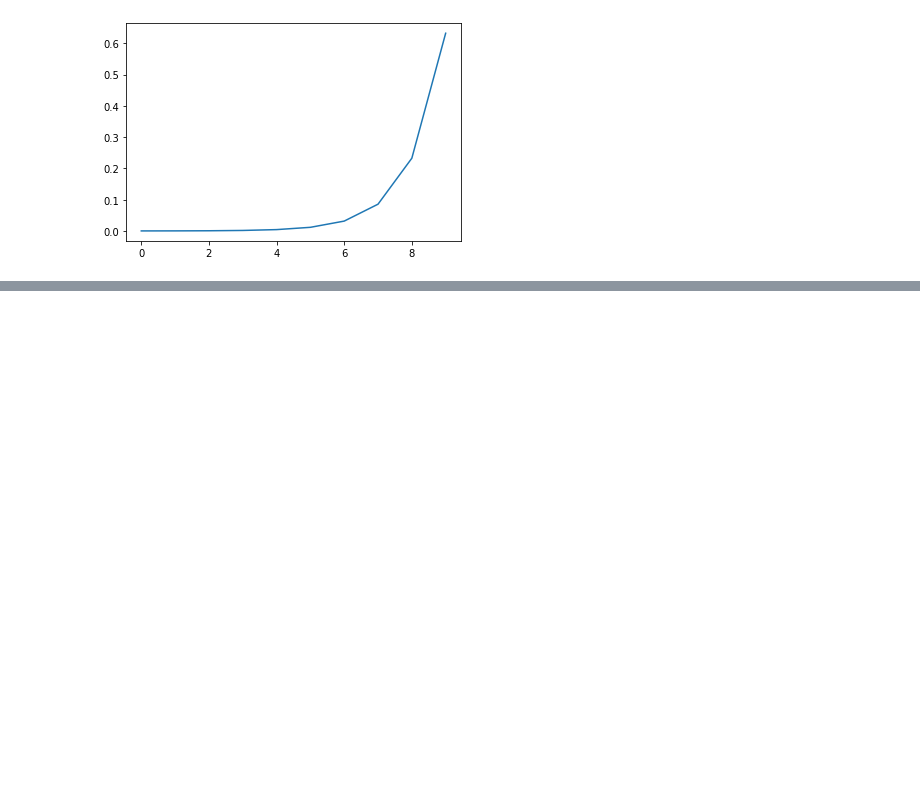
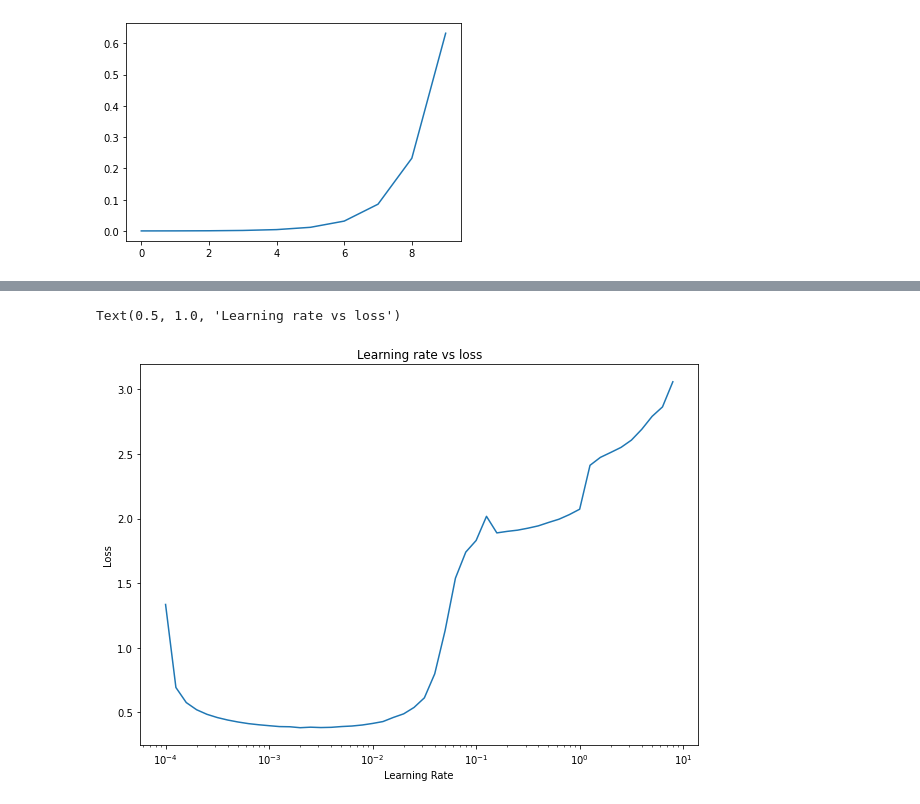
Before and after one commit to El-Nico/tensorflow-notes, a Jupyter notebook: classification_exercises.ipynb, the cells around one changed output, grey strips where cells are left out. Drawn from its saved outputs; the diff is of its cells as text; code cells hidden in the pictures; blank space fills up the shorter version.

```diff
--- a/classification_exercises.ipynb
+++ b/classification_exercises.ipynb
@@ -436,0 +496,11 @@ plt.plot(softmax(rand_t))
+# %%
+#plot/figure out inflection point where accuracy goes up and loss goes do
+lrs = 1e-4 * (10 ** (np.arange(50)/10))
+plt.figure(figsize=(10,7))
+plt.semilogx(lrs, history.history["loss"]) #we want the x-axis (learning rate) to be log scale
+plt.xlabel("Learning Rate")
+plt.ylabel("Loss")
+plt.title("Learning rate vs loss")
+# %% [output]
+Text(0.5, 1.0, 'Learning rate vs loss')
+[figure, added]
```
Also changed, not shown: parts of 29 cells of this notebook.
